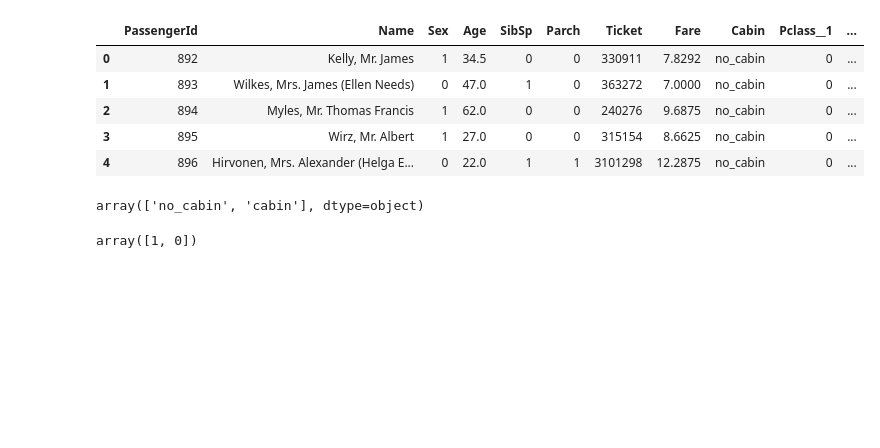
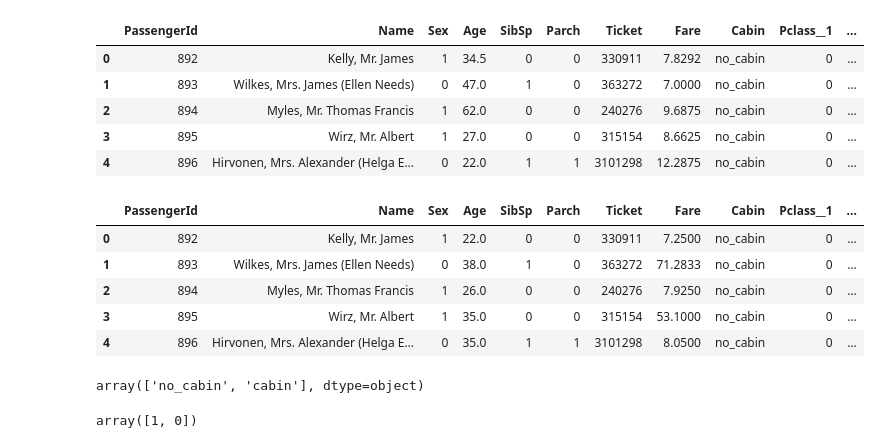
Before and after one commit to bertagrim/titanic, a Jupyter notebook: code.ipynb, the cells around one changed output. Cells and saved outputs as stored; diff of their text form; code cells hidden in the pictures; blank space fills up the shorter version.

```diff
--- a/code.ipynb
+++ b/code.ipynb
@@ -486,2 +468,3 @@ memory usage: 122.1 KB
 # %%
 test_data_c[['Name', 'Sex', 'Ticket', 'Cabin', 'Embarked']]=test_data_c[['Name', 'Sex', 'Ticket', 'Cabin', 'Embarked']].astype('category')
+test_data_c2[['Name', 'Sex', 'Ticket', 'Cabin', 'Embarked']]=test_data_c2[['Name', 'Sex', 'Ticket', 'Cabin', 'Embarked']].astype('category')
@@ -524,5 +486,7 @@ Embarked         4
 dtype: int64
 # %%
 train_data_c=pd.get_dummies(train_data_c, columns=['Pclass', 'Embarked'], prefix=['Pclass_', 'Embarked_'])
+# %%
+train_data_c2=pd.get_dummies(train_data_c2, columns=['Pclass', 'Embarked'], prefix=['Pclass_', 'Embarked_'])
 # %%
 test_data_c=pd.get_dummies(test_data_c, columns=['Pclass', 'Embarked'], prefix=['Pclass_', 'Embarked_'])
@@ -552,6 +533,17 @@ test_data_c.head() #Results in appending a new column to df
 | 2 | 894 | Myles, Mr. Thomas Francis | 1 | 62.0 | 0 | 0 | 240276 | 9.6875 | no_cabin | 0 | ... |
 | 3 | 895 | Wirz, Mr. Albert | 1 | 27.0 | 0 | 0 | 315154 | 8.6625 | no_cabin | 0 | ... |
 | 4 | 896 | Hirvonen, Mrs. Alexander (Helga E... | 0 | 22.0 | 1 | 1 | 3101298 | 12.2875 | no_cabin | 0 | ... |
+# %%
+test_data_c2['Sex'] = label_maker.fit_transform(test_data_c2['Sex'])
+
+test_data_c2.head() #Results in appending a new column to df
+# %% [output]
+|  | PassengerId | Name | Sex | Age | SibSp | Parch | Ticket | Fare | Cabin | Pclass__1 | ... |
+| 0 | 892 | Kelly, Mr. James | 1 | 22.0 | 0 | 0 | 330911 | 7.2500 | no_cabin | 0 | ... |
+| 1 | 893 | Wilkes, Mrs. James (Ellen Needs) | 0 | 38.0 | 1 | 0 | 363272 | 71.2833 | no_cabin | 0 | ... |
+| 2 | 894 | Myles, Mr. Thomas Francis | 1 | 26.0 | 0 | 0 | 240276 | 7.9250 | no_cabin | 0 | ... |
+| 3 | 895 | Wirz, Mr. Albert | 1 | 35.0 | 0 | 0 | 315154 | 53.1000 | no_cabin | 0 | ... |
+| 4 | 896 | Hirvonen, Mrs. Alexander (Helga E... | 0 | 35.0 | 1 | 1 | 3101298 | 8.0500 | no_cabin | 0 | ... |
 # %%
 def replace_cabin(x):
     if x!='no_cabin':
```
Also changed, not shown: parts of 45 cells of this notebook.
